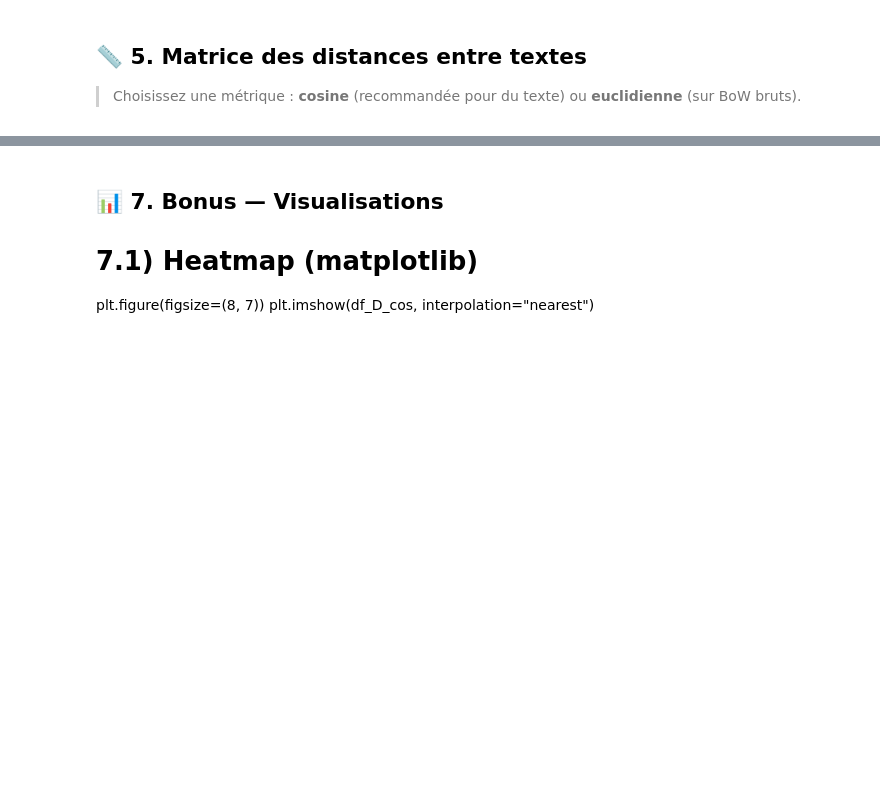
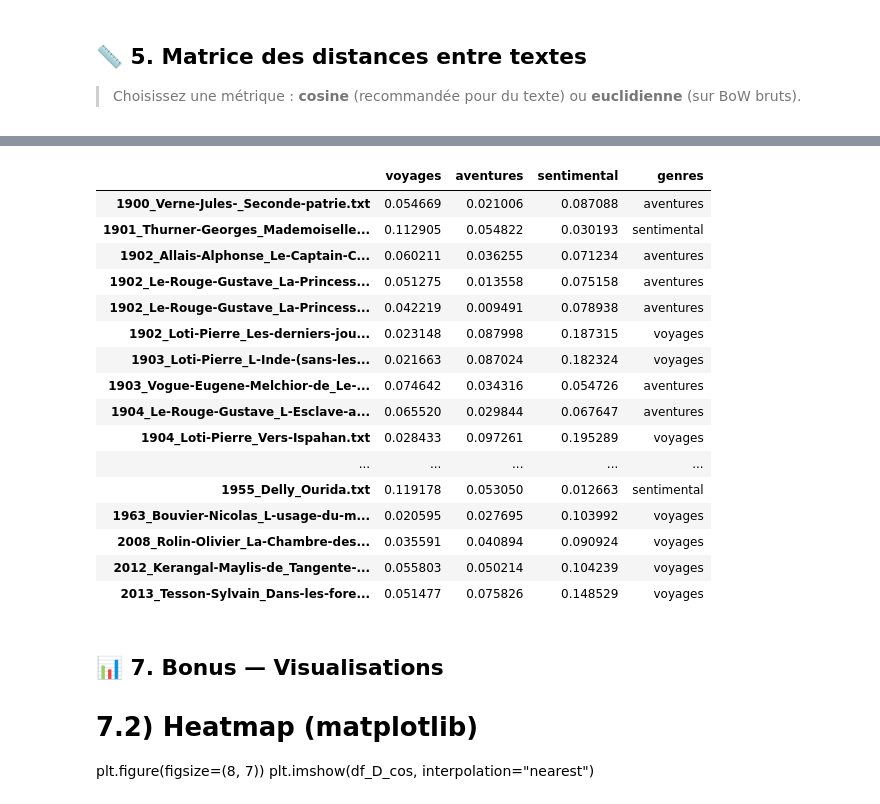
Before and after one commit to CPES-TALL/TALL_fall_2025, a Jupyter notebook: seance_04/TD/02_Distances.ipynb, the cells around one changed output, grey strips where cells are left out. Drawn from its saved outputs; the diff is of its cells as text; code cells hidden in the pictures; blank space fills up the shorter version.

```diff
--- a/seance_04/TD/02_Distances.ipynb
+++ b/seance_04/TD/02_Distances.ipynb
@@ -230,7 +364,27 @@ def cosine_distance(a, b):
+# %%
+DF_GENRES_DISTANCES
+# %% [output]
+|  | voyages | aventures | sentimental | genres |
+| 1900_Verne-Jules-_Seconde-patrie.txt | 0.054669 | 0.021006 | 0.087088 | aventures |
+| 1901_Thurner-Georges_Mademoiselle... | 0.112905 | 0.054822 | 0.030193 | sentimental |
+| 1902_Allais-Alphonse_Le-Captain-C... | 0.060211 | 0.036255 | 0.071234 | aventures |
+| 1902_Le-Rouge-Gustave_La-Princess... | 0.051275 | 0.013558 | 0.075158 | aventures |
+| 1902_Le-Rouge-Gustave_La-Princess... | 0.042219 | 0.009491 | 0.078938 | aventures |
+| 1902_Loti-Pierre_Les-derniers-jou... | 0.023148 | 0.087998 | 0.187315 | voyages |
+| 1903_Loti-Pierre_L-Inde-(sans-les... | 0.021663 | 0.087024 | 0.182324 | voyages |
+| 1903_Vogue-Eugene-Melchior-de_Le-... | 0.074642 | 0.034316 | 0.054726 | aventures |
+| 1904_Le-Rouge-Gustave_L-Esclave-a... | 0.065520 | 0.029844 | 0.067647 | aventures |
+| 1904_Loti-Pierre_Vers-Ispahan.txt | 0.028433 | 0.097261 | 0.195289 | voyages |
+| ... | ... | ... | ... | ... |
+| 1955_Delly_Ourida.txt | 0.119178 | 0.053050 | 0.012663 | sentimental |
+| 1963_Bouvier-Nicolas_L-usage-du-m... | 0.020595 | 0.027695 | 0.103992 | voyages |
+| 2008_Rolin-Olivier_La-Chambre-des... | 0.035591 | 0.040894 | 0.090924 | voyages |
+| 2012_Kerangal-Maylis-de_Tangente-... | 0.055803 | 0.050214 | 0.104239 | voyages |
+| 2013_Tesson-Sylvain_Dans-les-fore... | 0.051477 | 0.075826 | 0.148529 | voyages |
 # %% [markdown]
 ## 📊 7. Bonus — Visualisations
 
 
-# 7.1) Heatmap (matplotlib)
+# 7.2) Heatmap (matplotlib)
 plt.figure(figsize=(8, 7))
 plt.imshow(df_D_cos, interpolation="nearest")
```
Also changed, not shown: parts of 25 cells of this notebook, 1 other file.
